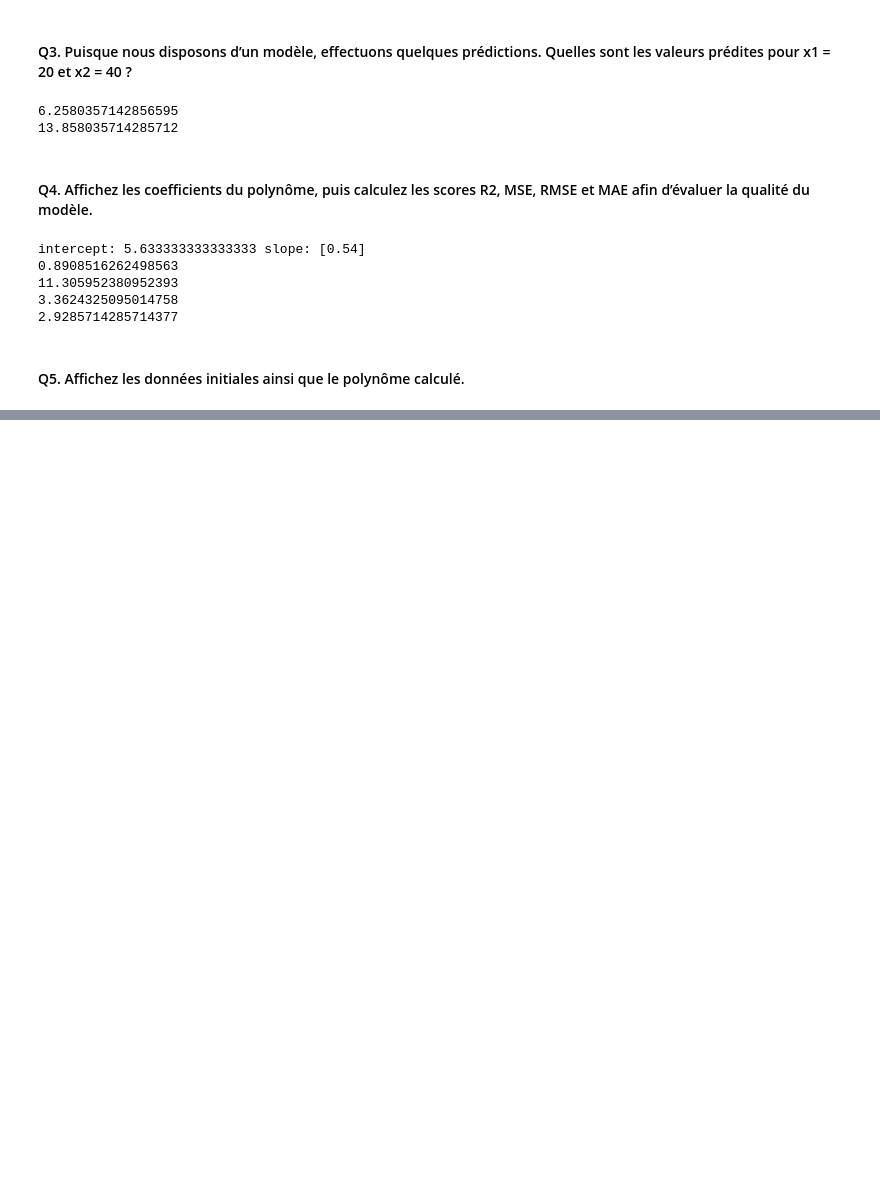
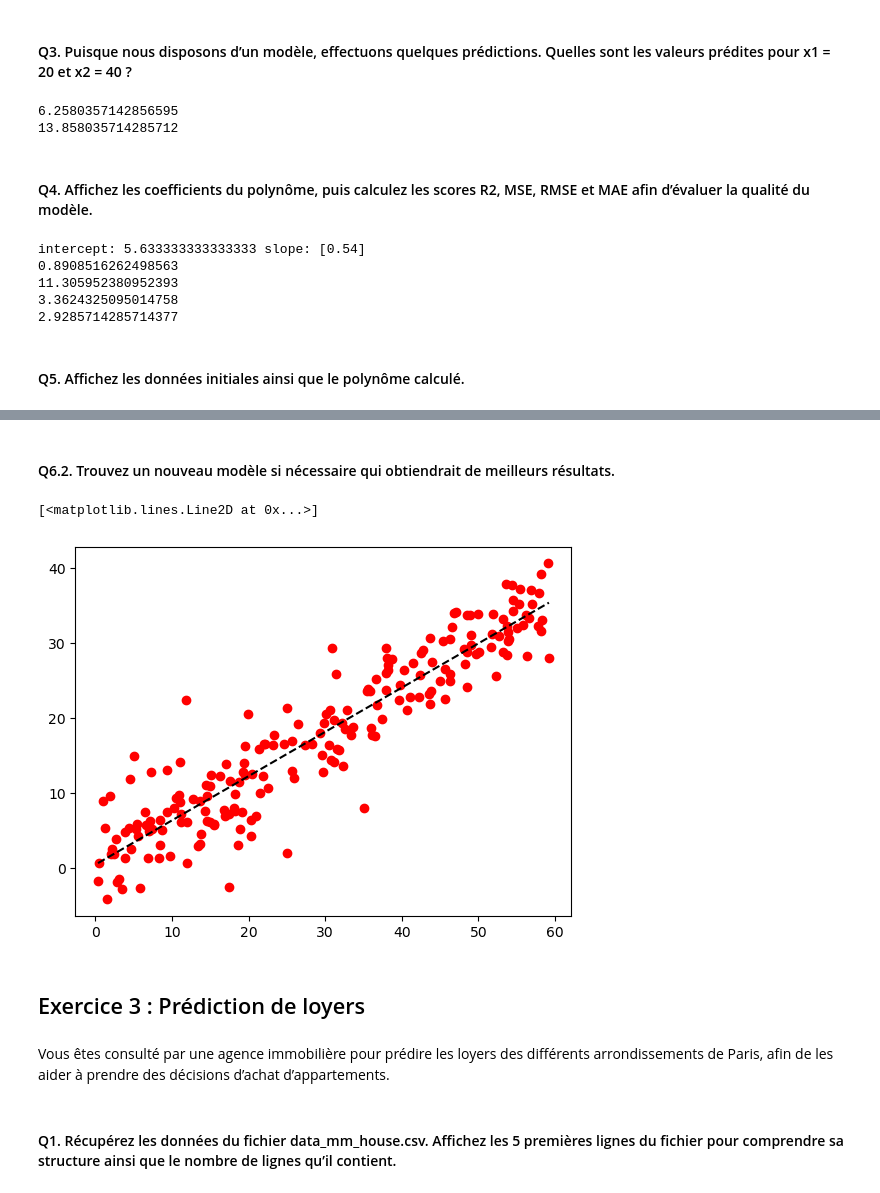
Before and after one commit to AntoineHazebrouck/modelisation-mathematique, a Jupyter notebook: tp5/tp5.ipynb, the cells around one changed output, grey strips where cells are left out. Cells and saved outputs as stored; diff of their text form; code cells hidden in the pictures; blank space fills up the shorter version.

```diff
--- a/tp5/tp5.ipynb
+++ b/tp5/tp5.ipynb
@@ -197,0 +208,27 @@ plt.show()
+# %% [markdown]
+#### Q6.2. Trouvez un nouveau modèle si nécessaire qui obtiendrait de meilleurs résultats.
+# %%
+# utiliser le 80% pour le modele, 20% pour le test
+# polynome linear
+data = pd.read_csv('./tp_mm_05_res/data_mm_additional.csv')
+x = data['x'].to_numpy().reshape(-1, 1)
+y = data['y'].to_numpy()
+
+linear = LinearRegression()
+linear.fit(x, y)
+
+xRegression = np.linspace(x.min(), x.max(), 3)
+yRegression = linear.predict(xRegression.reshape(-1,1))
+
+
+plt.plot(x, y, 'ro')
+plt.plot(xRegression, yRegression, 'black', linestyle='--')
+# %% [output]
+[<matplotlib.lines.Line2D at 0x...>]
+[figure, added]
+# %% [markdown]
+## Exercice 3 : Prédiction de loyers
+# %% [markdown]
+Vous êtes consulté par une agence immobilière pour prédire les loyers des différents arrondissements de Paris, afin de les aider à prendre des décisions d’achat d’appartements.
+# %% [markdown]
+#### Q1. Récupérez les données du fichier data_mm_house.csv. Affichez les 5 premières lignes du fichier pour comprendre sa structure ainsi que le nombre de lignes qu’il contient.
```
Also changed, not shown: parts of 9 cells of this notebook, 1 other file.
